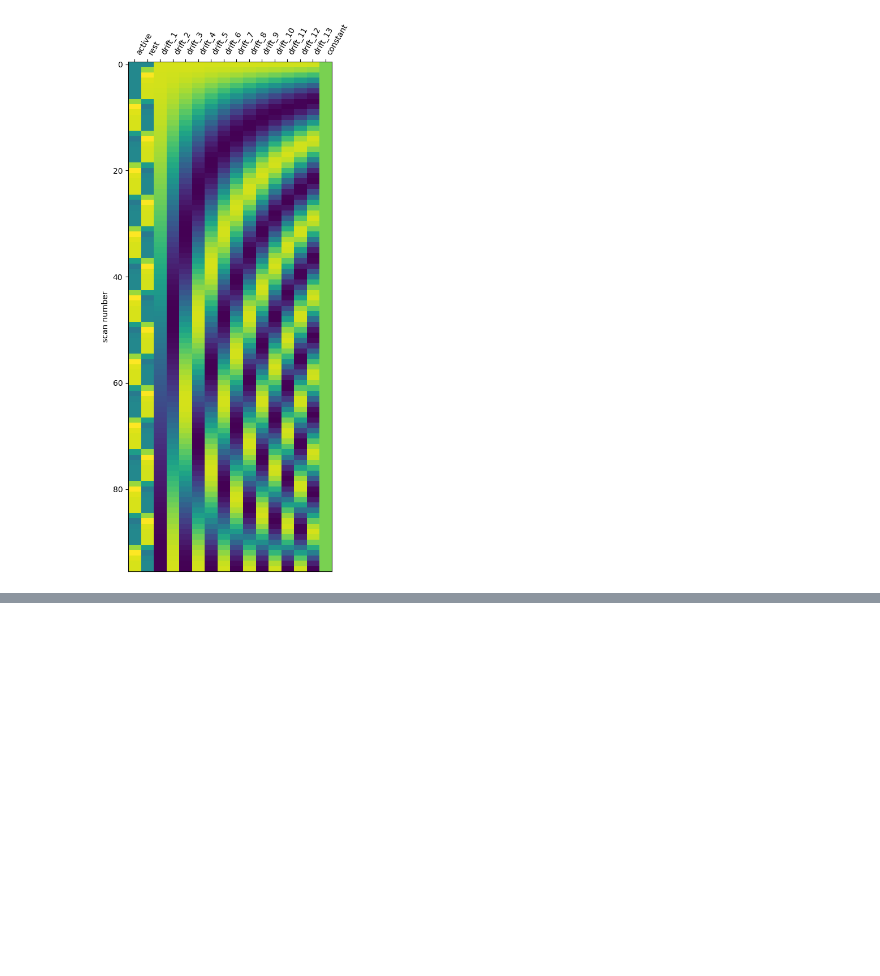
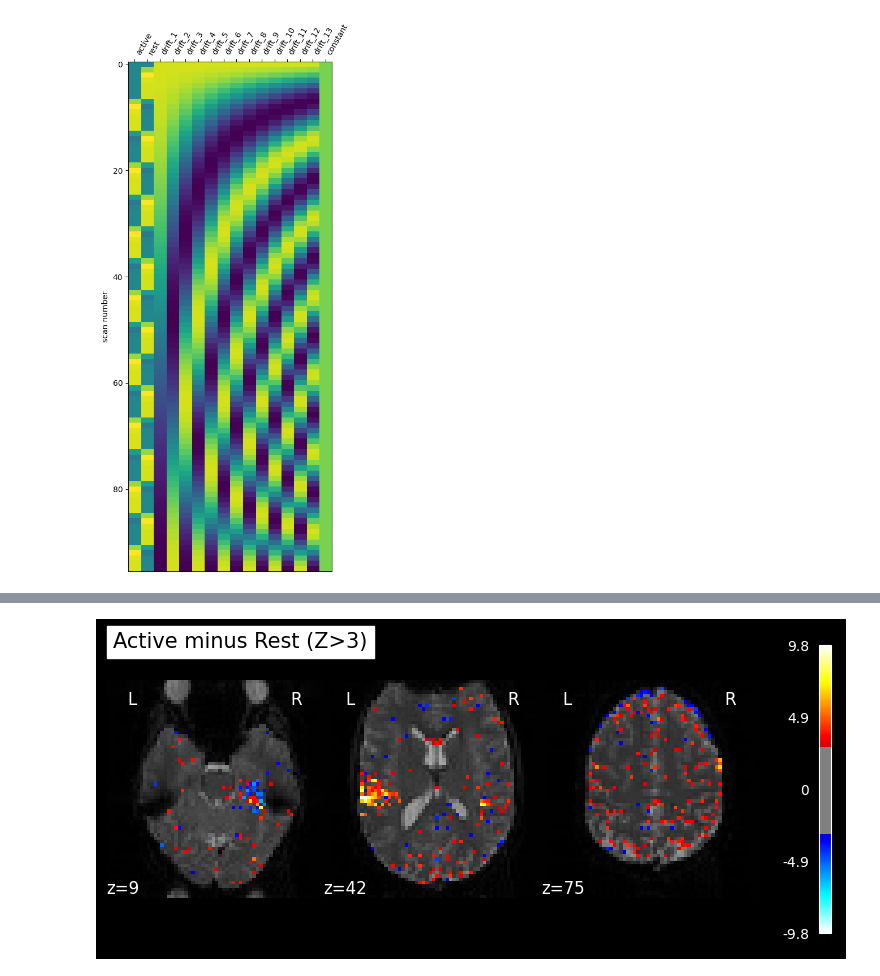
Before and after one commit to drewrl3v/fmri-sir, a Jupyter notebook: standard_glm_analysis.ipynb, the cells around one changed output, grey strips where cells are left out. Cells and saved outputs as stored; diff of their text form; code cells hidden in the pictures; blank space fills up the shorter version.

```diff
--- a/standard_glm_analysis.ipynb
+++ b/standard_glm_analysis.ipynb
@@ -122,0 +151,13 @@ design_matrix.iloc[[1,0]]
+# %%
+plot_stat_map(
+    z_map,
+    bg_img=mean_img,
+    threshold=3.0,
+    display_mode="z",
+    cut_coords=3,
+    black_bg=True,
+    title="Active minus Rest (Z>3)",
+)
+plt.show()
+# %% [output]
+[figure, added]
```
Also changed, not shown: parts of 12 cells of this notebook.
